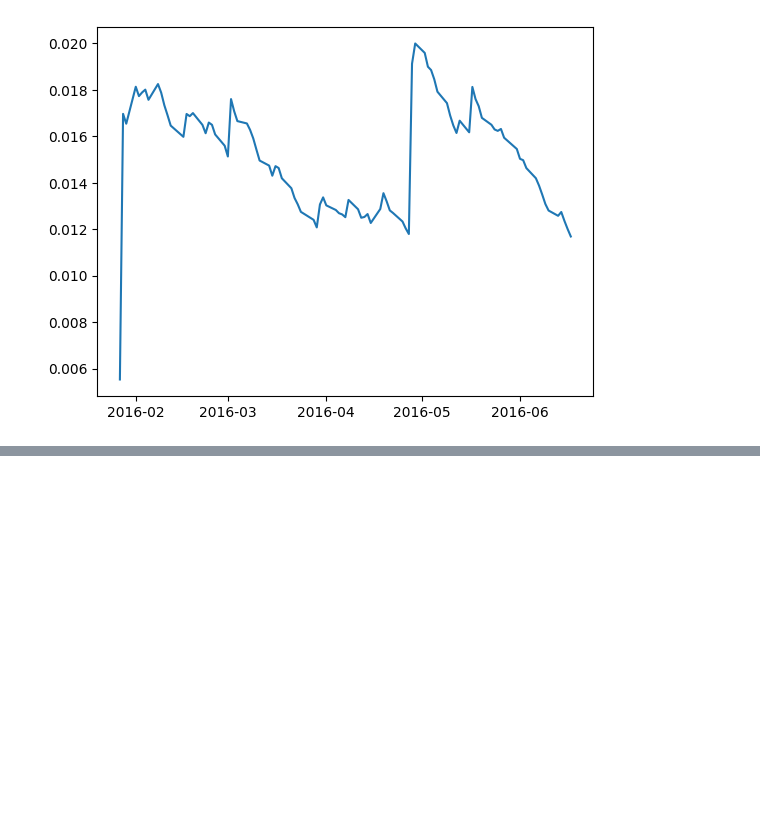
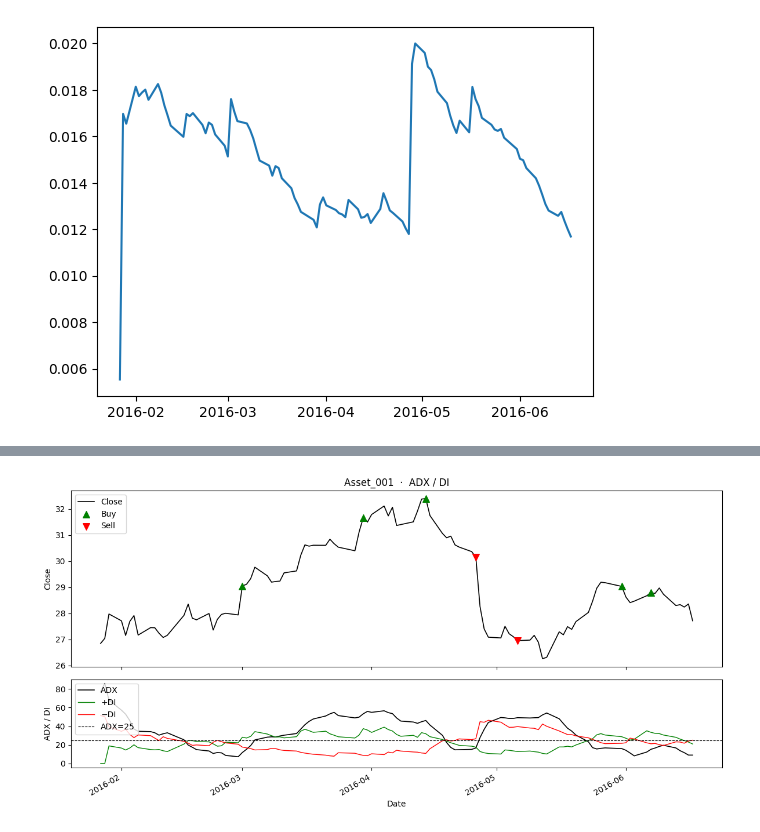
Before and after one commit to sanyam-dev/precog_test, a Jupyter notebook: task2.ipynb, the cells around one changed output, grey strips where cells are left out. Saved outputs shown, nothing was run; the diff lists cells and outputs as text; code cells hidden in the pictures; blank space fills up the shorter version.

```diff
--- a/task2.ipynb
+++ b/task2.ipynb
@@ -43,0 +104,40 @@ plt.plot(featu)
+# %%
+one = features.reset_index(drop=True).copy()
+one["adx_signal"] = Utils.get_adx_signal(one)
+signal["adx_signal"] = one["adx_signal"]
+adx_sig = one["adx_signal"]
+label = "ADX Signal"
+
+window = slice(None, 100)
+px = one.iloc[window]
+s = px["adx_signal"]
+changed = s != s.shift()
+buy = (s == 1) & changed
+sell = (s == -1) & changed
+dates = pd.to_datetime(px["date"])
+close = px["close"]
+
+fig, (ax_px, ax_adx) = plt.subplots(
+    2, 1, figsize=(12, 6), sharex=True, gridspec_kw={"height_ratios": [2, 1]}
+)
+
+ax_px.plot(dates, close, color="black", lw=1.2, label="Close")
+ax_px.scatter(dates[buy], close[buy], marker="^", s=70, color="green", zorder=3, label="Buy")
+ax_px.scatter(dates[sell], close[sell], marker="v", s=70, color="red", zorder=3, label="Sell")
+ax_px.set_ylabel("Close")
+ax_px.set_title(f"{one['tic'].iloc[0]}  ·  ADX / DI")
+ax_px.legend(loc="upper left")
+
+ax_adx.plot(dates, px["adx"], color="black", lw=1.2, label="ADX")
+ax_adx.plot(dates, px["pdi"], color="green", lw=1.0, label="+DI")
+ax_adx.plot(dates, px["ndi"], color="red", lw=1.0, label="−DI")
+ax_adx.axhline(25, color="k", ls="--", lw=0.8, label="ADX=25")
+ax_adx.set_ylabel("ADX / DI")
+ax_adx.set_xlabel("Date")
+ax_adx.legend(loc="upper left")
+
+fig.autofmt_xdate()
+fig.tight_layout()
+plt.show()
+# %% [output]
+[figure, added]
```
Also changed, not shown: parts of 7 cells of this notebook, 3 other files.
